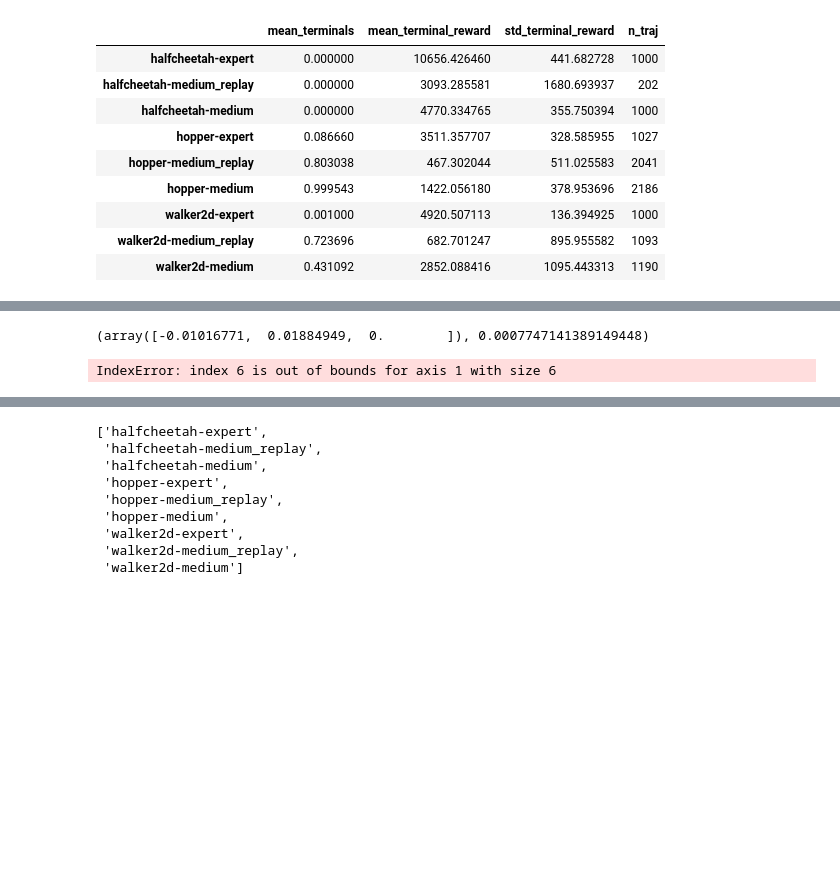
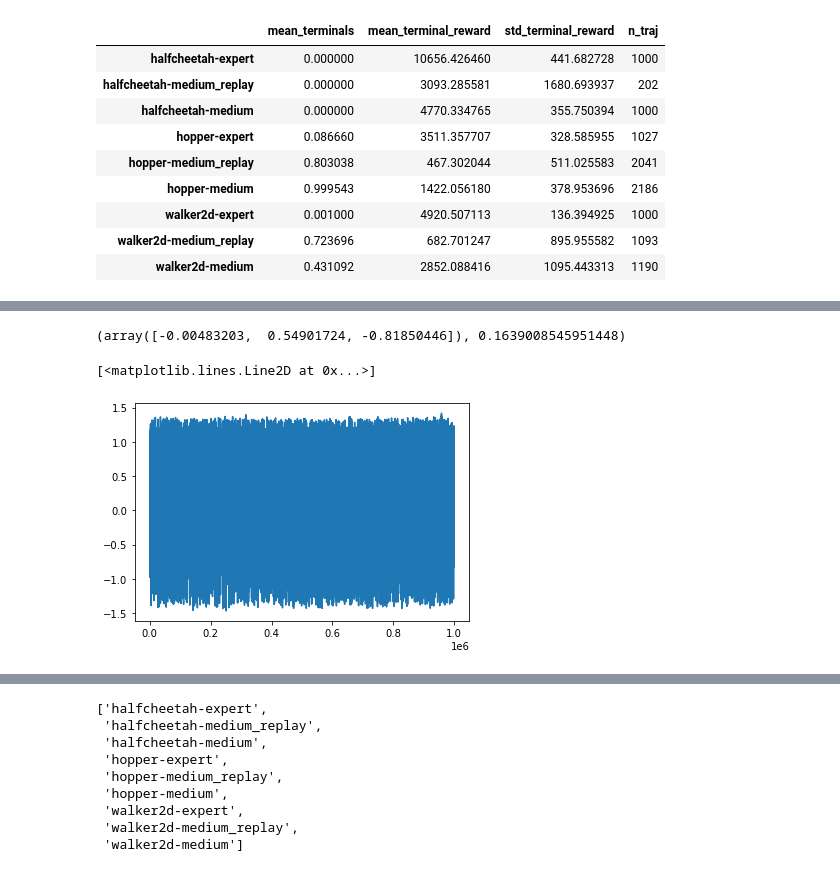
Before and after one commit to TheGoldenChicken/decision_transformer, a Jupyter notebook: gym/data_analysis.ipynb, the cells around one changed output, grey strips where cells are left out. Drawn from its saved outputs; the diff is of its cells as text; code cells hidden in the pictures; blank space fills up the shorter version.

```diff
--- a/gym/data_analysis.ipynb
+++ b/gym/data_analysis.ipynb
@@ -87,5 +95,5 @@ dict_keys(['observations', 'next_observations', 'actions', 'rewards', 'terminals
 # %%
-data_temp = train_data['hopper-expert'][0]
+data_temp = concatenated_train_data[list(concatenated_train_data.keys())[8]]
 
 forward_reward = get_forward_reward(data_temp['infos/qpos'])
 ctrl_cost = get_control_cost(data_temp['actions'])
@@ -101,11 +109,12 @@ r_score = reg.score(X, target_reward)
 
 reg.coef_, r_score # (forward_reward_weight, ctrl_cost_weight, healthy_reward), r_score
 # %% [output]
-(array([-0.01016771,  0.01884949,  0.        ]), 0.0007747141389149448)
+(array([-0.00483203,  0.54901724, -0.81850446]), 0.1639008545951448)
 # %%
-plt.plot(data_temp['infos/qpos'][:,6])
+plt.plot(data_temp['infos/qpos'][:,5])
 # %% [output]
-IndexError: index 6 is out of bounds for axis 1 with size 6
+[<matplotlib.lines.Line2D at 0x...>]
+[figure, added]
 # %%
 forward_reward_weights, ctrl_cost_weights, healthy_rewards, r_scores = [], [], [], []
 
```
Also changed, not shown: parts of 15 cells of this notebook.
